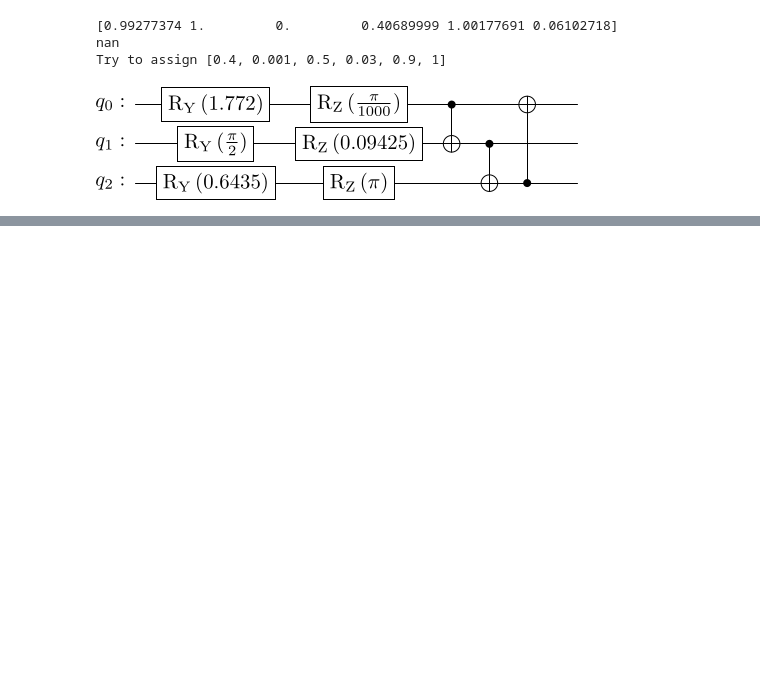
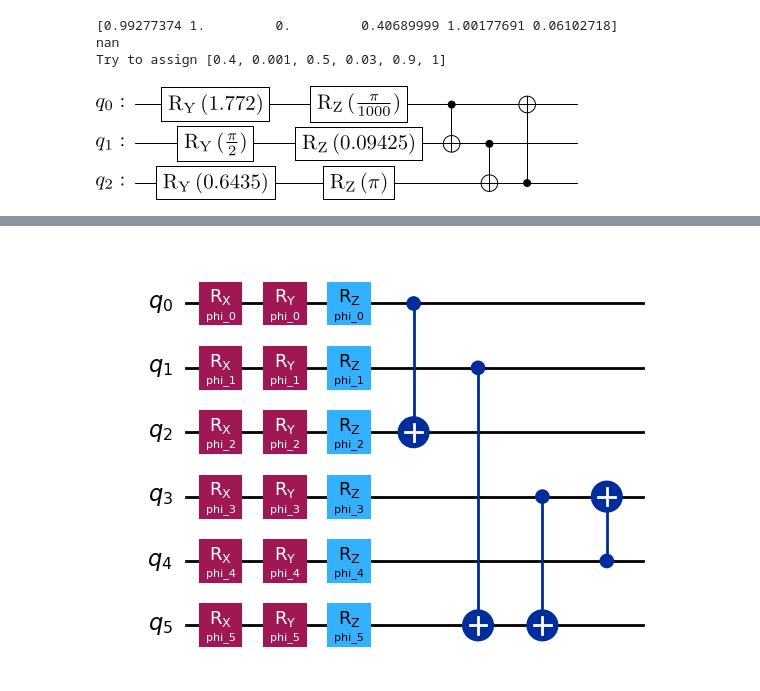
Before and after one commit to fdamore/QK, a Jupyter notebook: notebooks/validation.ipynb, the cells around one changed output, grey strips where cells are left out. Drawn from its saved outputs; the diff is of its cells as text; code cells hidden in the pictures; blank space fills up the shorter version.

Commit message:
Sho corr circtuits.

```diff
--- a/notebooks/validation.ipynb
+++ b/notebooks/validation.ipynb
@@ -294,0 +294,5 @@ xyz.compose(zy_decomposition).draw('latex')
+# %%
+corr_enc = Circuits.corr_encoded(n_wire=6)
+display(corr_enc.draw('mpl'))
+# %% [output]
+[figure, added]
```
Also changed, not shown: parts of 3 cells of this notebook.
